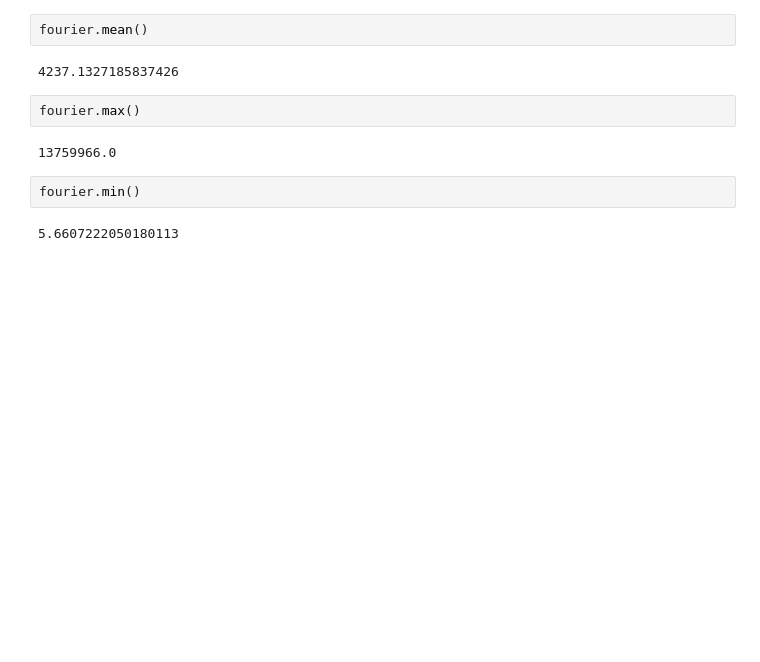
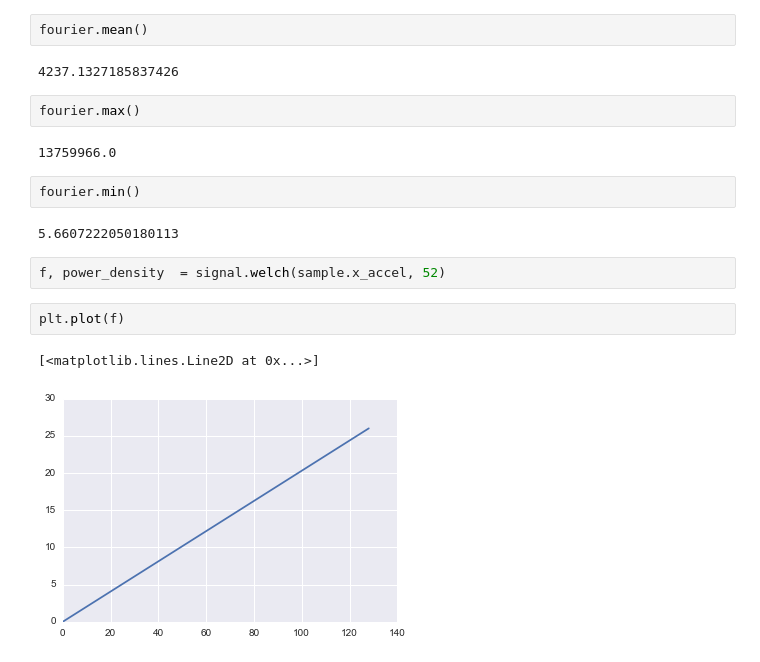
Before and after one commit to sepehr125/activity-recognition, a Jupyter notebook: notebooks/Modeling-RF.ipynb, the cells around one changed output. Drawn from its saved outputs; the diff is of its cells as text; blank space fills up the shorter version.

```diff
--- a/notebooks/Modeling-RF.ipynb
+++ b/notebooks/Modeling-RF.ipynb
@@ -323,3 +324,10 @@ fourier.max()
 fourier.min()
 # %% [output]
 5.6607222050180113
+# %%
+f, power_density  = signal.welch(sample.x_accel, 52)
+# %%
+plt.plot(f)
+# %% [output]
+[<matplotlib.lines.Line2D at 0x...>]
+[figure, added]
```
Also changed, not shown: parts of 3 cells of this notebook, 4 other files.
